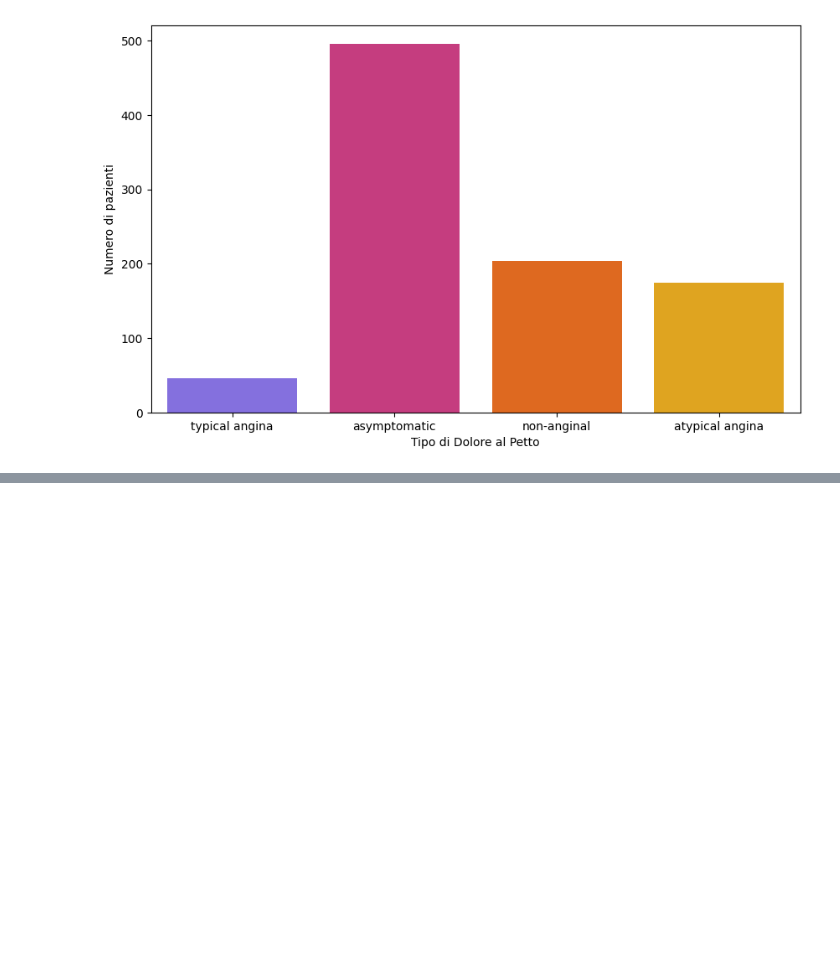
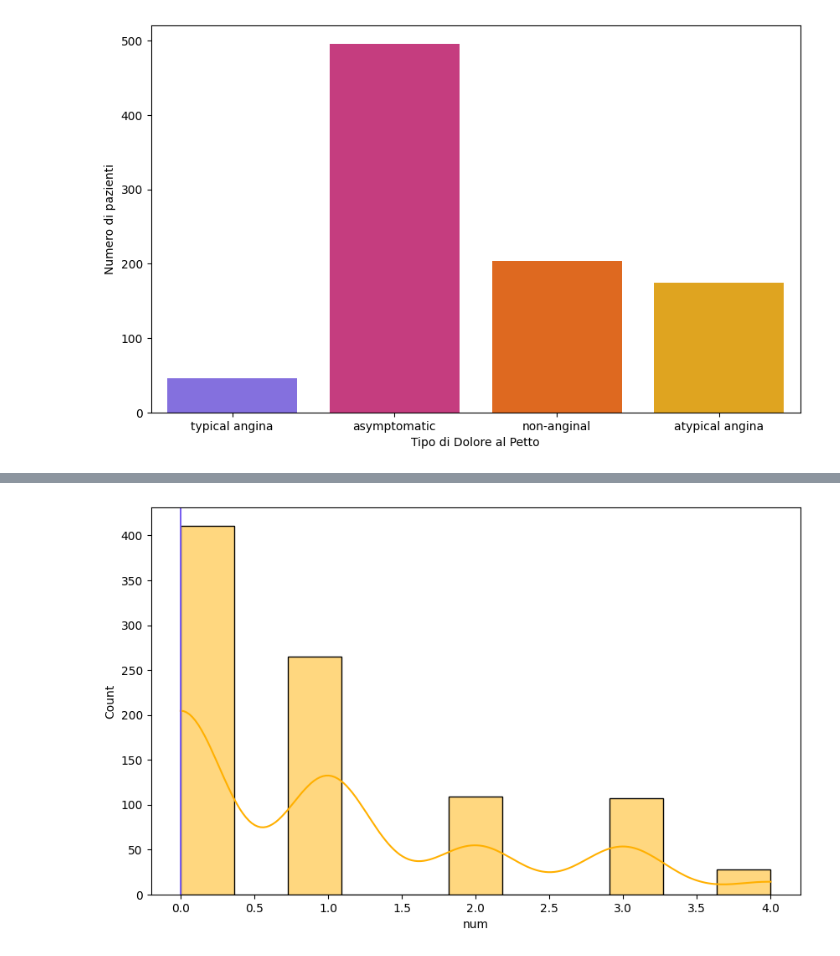
Before and after one commit to mattiaise/scientific-visualization, a Jupyter notebook: tiaHeart.ipynb, the cells around one changed output, grey strips where cells are left out. Saved outputs shown, nothing was run; the diff lists cells and outputs as text; code cells hidden in the pictures; blank space fills up the shorter version.

```diff
--- a/tiaHeart.ipynb
+++ b/tiaHeart.ipynb
@@ -261,0 +272,6 @@ Passing `palette` without assigning `hue` is deprecated and will be removed in v
+# %%
+sns.histplot(df['num'], kde=True, color='#ffb000')
+plt.axvline(df['num'].mode()[0], color='#785ef0')
+plt.show()
+# %% [output]
+[figure, added]
```
Also changed, not shown: parts of 1 cell of this notebook.
